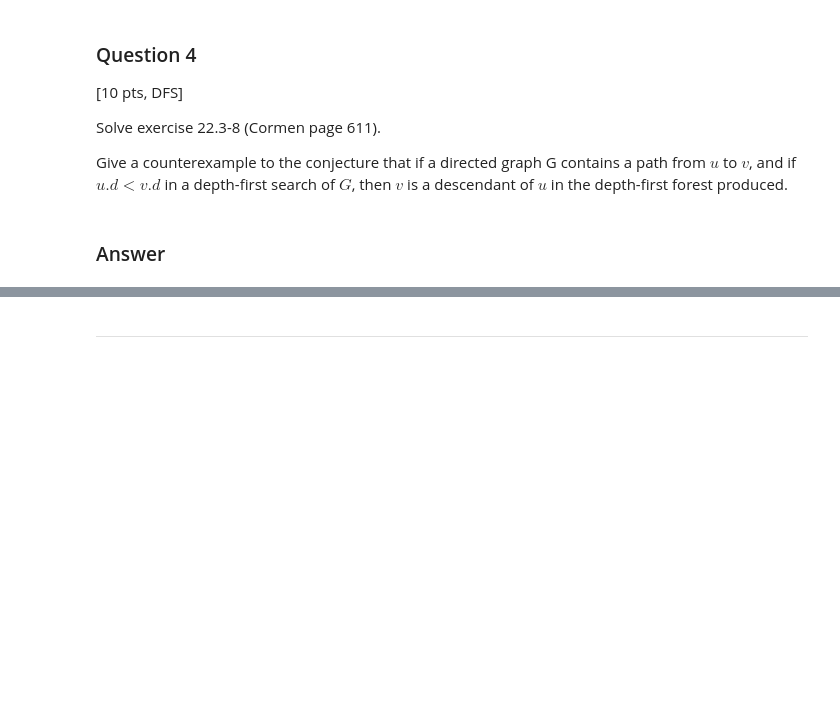
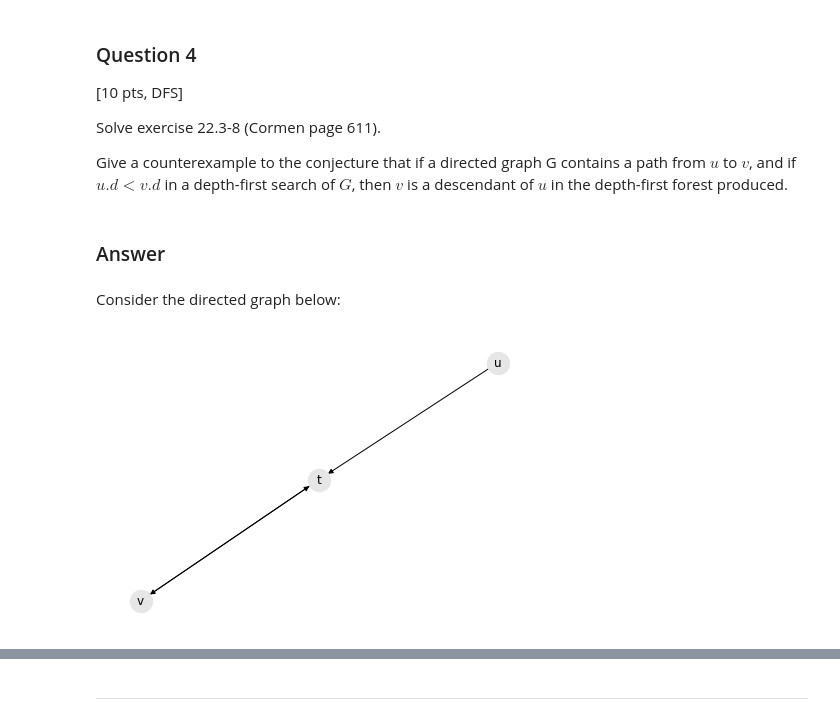
Before and after one commit to ribbas/grad_courses, a Jupyter notebook: 601.621_foundations_of_algorithms/assn/06/06.ipynb, the cells around one changed output, grey strips where cells are left out. Cells and saved outputs as stored; diff of their text form; code cells hidden in the pictures; blank space fills up the shorter version.

```diff
--- a/601.621_foundations_of_algorithms/assn/06/06.ipynb
+++ b/601.621_foundations_of_algorithms/assn/06/06.ipynb
@@ -56,3 +246,13 @@ Solve exercise 22.3-8 (Cormen page 611).
 Give a counterexample to the conjecture that if a directed graph G contains a path from $u$ to $v$, and if $u.d < v.d$ in a depth-first search of $G$, then $v$ is a descendant of $u$ in the depth-first forest produced.
 # %% [markdown]
 ### Answer
+# %% [markdown]
+Consider the directed graph below:
+# %%
+edges = [('u','t'), ('t','v'), ('v','t')]
+
+G = nx.DiGraph()
+G.add_edges_from(edges)
+draw_graph(G)
+# %% [output]
+[figure, added]
```
Also changed, not shown: parts of 12 cells of this notebook.
